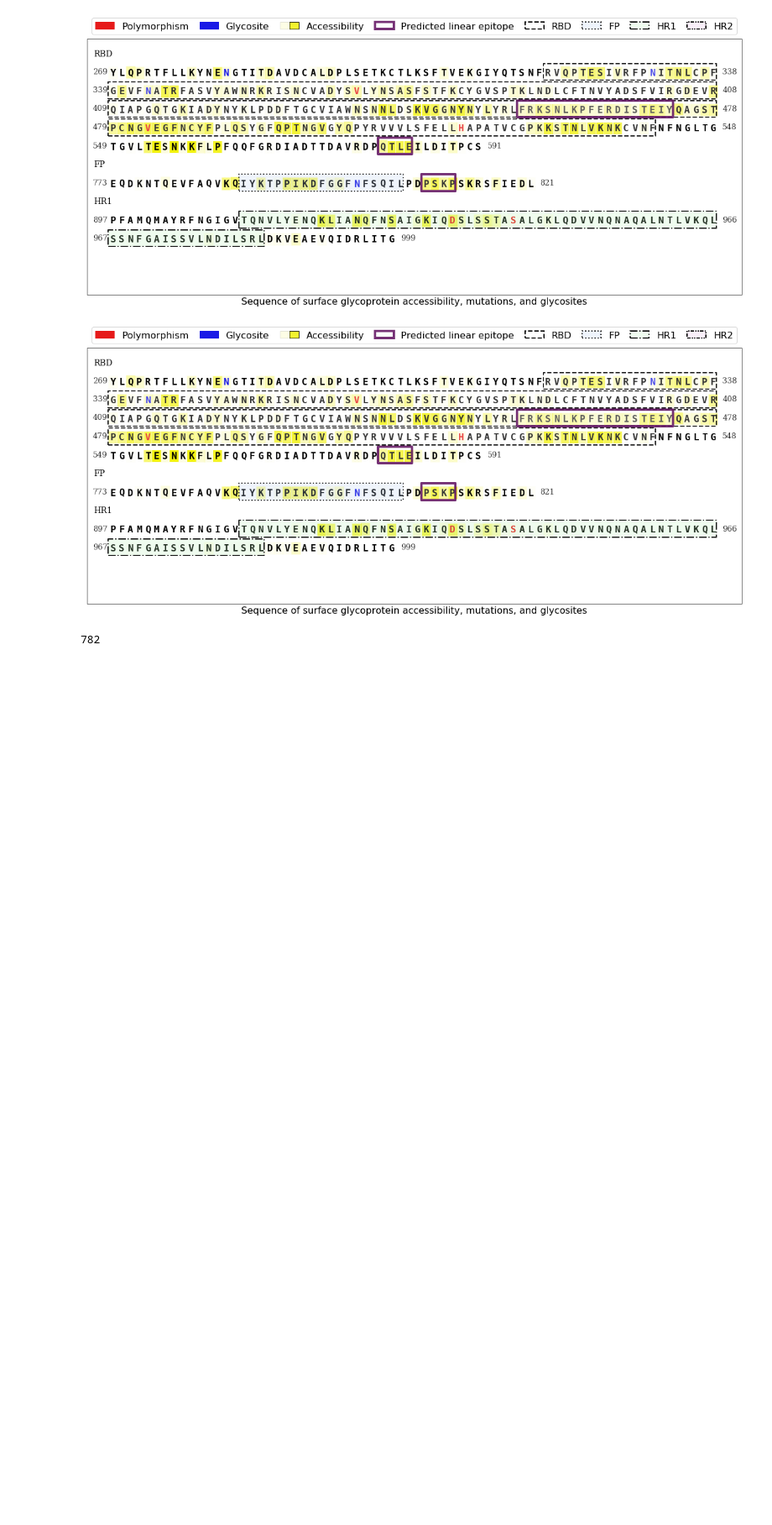
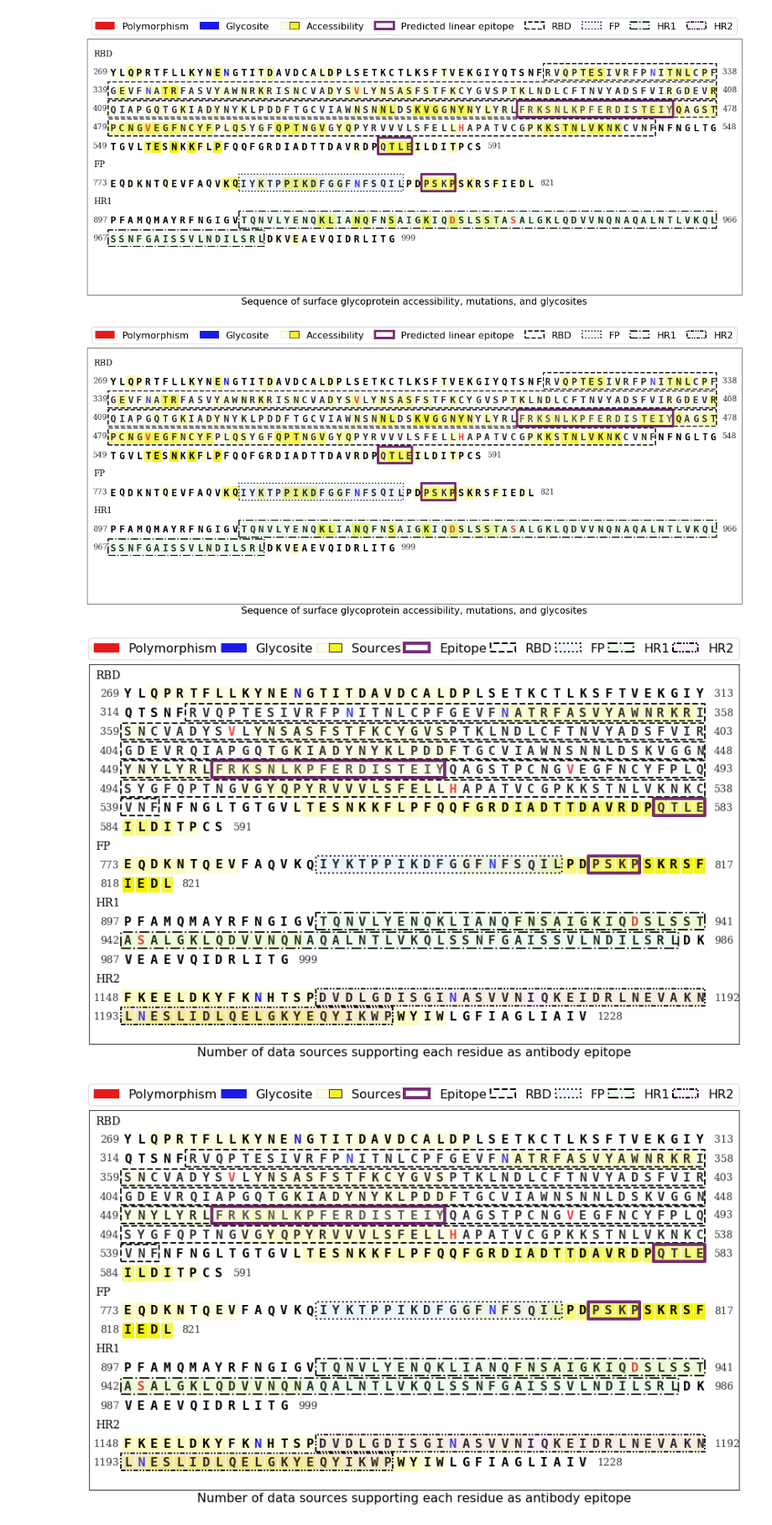
Before and after one commit to pirl-unc/Landscape-and-Selection-of-Vaccine-Epitopes-in-SARS-CoV-2, a Jupyter notebook: bcell/Visualize B-cell epitopes.ipynb, the cells around one changed output. Shown at 84% size. Saved outputs shown, nothing was run; the diff lists cells and outputs as text; code cells hidden in the pictures; blank space fills up the shorter version.

Commit message:
added minimal epitopes

```diff
--- a/bcell/Visualize B-cell epitopes.ipynb
+++ b/bcell/Visualize B-cell epitopes.ipynb
@@ -320,7 +320,11 @@ def plot_spike_sequence(
         show_all_amino_acids=True,
         legend_x_coord=None,
         legend_y_coord=None,
-        highlight_epitopes=False):
+        highlight_epitopes=False,
+        polymorphism_label="Polymorphism",
+        glycosite_label="Glycosite",
+        linear_epitope_label="Predicted linear epitope",
+        number_data_sources_label="# data sources",):
 
     if number_fontsize is None:
         number_fontsize = int(0.85 * fontsize)
@@ -554,8 +558,8 @@ def plot_spike_sequence(
 
 
     legend_handles = [
-            mpatches.Patch(color=red, label='Polymorphism'),
-            mpatches.Patch(color=blue, label='Glycosite'),
+            mpatches.Patch(color=red, label=polymorphism_label),
+            mpatches.Patch(color=blue, label=glycosite_label),
         ]
     legend_hmap = {}
 
@@ -563,7 +567,7 @@ def plot_spike_sequence(
     if color_by_accessility:
         label = "Accessibility"
     else:
-        label = "# data sources"
+        label = number_data_sources_label
 
     handle = mpatches.Patch(color=light_yellow, label=label)
     legend_handles.append(handle)
@@ -604,7 +608,7 @@ def plot_spike_sequence(
                 linestyle=ls,
                 linewidth=lw,
                 facecolor=white,
-                label="Predicted linear epitope"))
+                label=linear_epitope_label))
 
     if domains:
         domain_colors = [ white, pale_blue, pale_green, pale_purple, pale_red_gray]
@@ -650,7 +654,7 @@ def plot_spike_sequence(
 
     if legend_x_coord is None:
         if len(legend_handles) >= 5:
-            legend_x_coord = 0
+            legend_x_coord = -0.01
         elif len(legend_handles) == 4:
             legend_x_coord = 0.06
         elif len(legend_handles) == 3:
@@ -792,7 +796,24 @@ plot_spike_sequence(
 # %% [output]
 [figure]
 [figure]
-# %%
-S.index("AQVK")
-# %% [output]
-782
+# %%
+plot_spike_sequence(
+    filename="spike-domains-bcell-epitopes-colored-by-number-of-sources-predicted-epitopes-tall.png",
+    xlabel="Number of data sources supporting each residue as antibody epitope",
+    start=start,
+    end=None,
+    fontsize=16,
+    figsize=(15, 9),
+    letters_per_line=45,
+    x_padding_left=0.06,
+    x_padding_right=0.04,
+    y_padding_top=0.03,
+    y_padding_bottom=0.02,
+    color_by_accessility=False,
+    show_all_amino_acids=False,
+    highlight_epitopes=True,
+    number_data_sources_label="Sources",
+    linear_epitope_label="Epitope")
+# %% [output]
+[figure, added]
+[figure, added]
```
Also changed, not shown: parts of 1 cell of this notebook, 28 other files.
